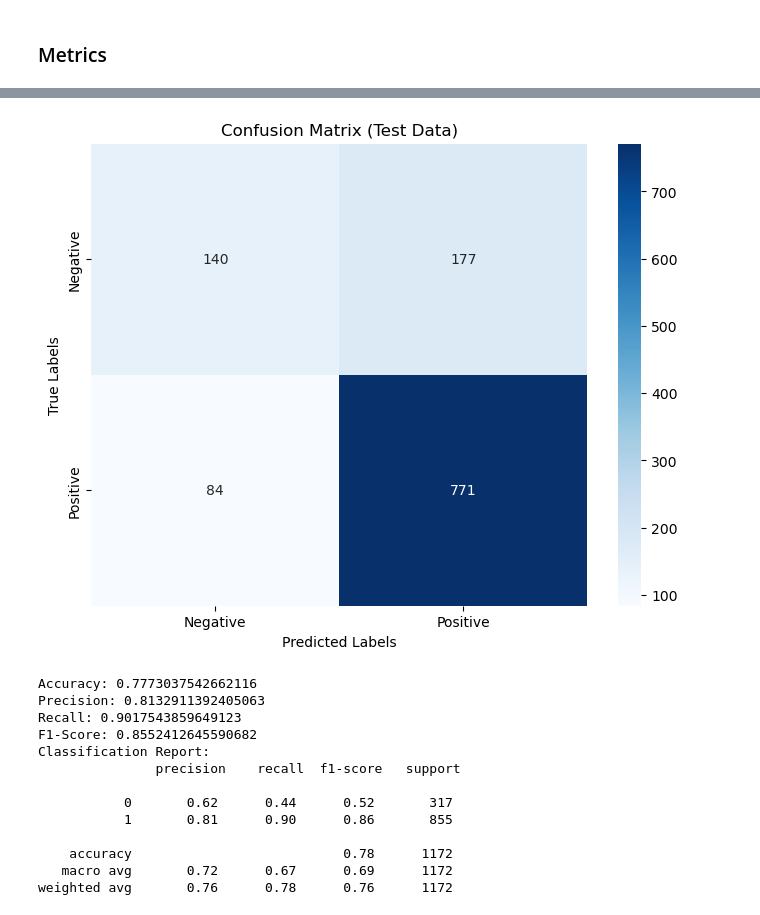
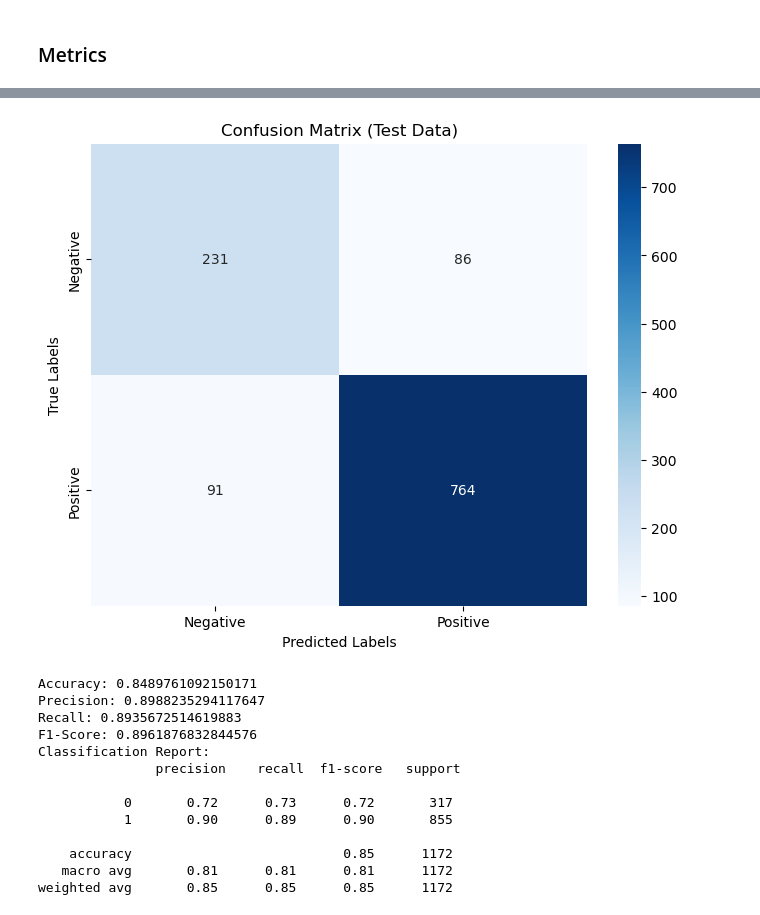
Before and after one commit to tshanmei/is460-project, a Jupyter notebook: Support Vector Machine.ipynb, the cells around one changed output, grey strips where cells are left out. Drawn from its saved outputs; the diff is of its cells as text; code cells hidden in the pictures.

Commit message:
updated training and accuracy

```diff
--- a/Support Vector Machine.ipynb
+++ b/Support Vector Machine.ipynb
@@ -49,6 +111,7 @@ from sklearn.metrics import confusion_matrix, classification_report
 from sklearn import metrics
 import seaborn as sns
 
+y_pred = best_svm.predict(X_test)
 
 # Calculate metrics
 TP = np.sum((y_test == 1) & (y_pred == 1))
@@ -61,44 +124,44 @@ accuracy = (TP + TN) / (TP + TN + FP + FN)
 
 # Precision
 precision = TP / (TP + FP)
 
 # Recall (Sensitivity)
 recall = TP / (TP + FN)
 
 # F1-Score
 f1_score = 2 * (precision * recall) / (precision + recall)
 
 # Print the confusion matrix
 conf_matrix = metrics.confusion_matrix(y_test, y_pred)
 plt.figure(figsize=(8, 6))
 sns.heatmap(conf_matrix, annot=True, fmt='d', cmap='Blues',
             xticklabels=["Negative", "Positive"],
             yticklabels=["Negative", "Positive"])
 plt.xlabel('Predicted Labels')
 plt.ylabel('True Labels')
 plt.title('Confusion Matrix (Test Data)')
 plt.show()
 
 # Print the metrics
 print("Accuracy:", accuracy)
 print("Precision:", precision)
 print("Recall:", recall)
 print("F1-Score:", f1_score)
 
 # Print classification report
 print("Classification Report:\n", classification_report(y_test, y_pred))
 # %% [output]
-[figure, old version]
+[figure, new version]
-Accuracy: 0.7773037542662116
-Precision: 0.8132911392405063
-Recall: 0.9017543859649123
-F1-Score: 0.8552412645590682
+Accuracy: 0.8489761092150171
+Precision: 0.8988235294117647
+Recall: 0.8935672514619883
+F1-Score: 0.8961876832844576
 Classification Report:
                precision    recall  f1-score   support
 
-           0       0.62      0.44      0.52       317
-           1       0.81      0.90      0.86       855
+           0       0.72      0.73      0.72       317
+           1       0.90      0.89      0.90       855
 
-    accuracy                           0.78      1172
-   macro avg       0.72      0.67      0.69      1172
-weighted avg       0.76      0.78      0.76      1172
+    accuracy                           0.85      1172
+   macro avg       0.81      0.81      0.81      1172
+weighted avg       0.85      0.85      0.85      1172
```
Also changed, not shown: parts of 1 cell of this notebook, 1 other file.
